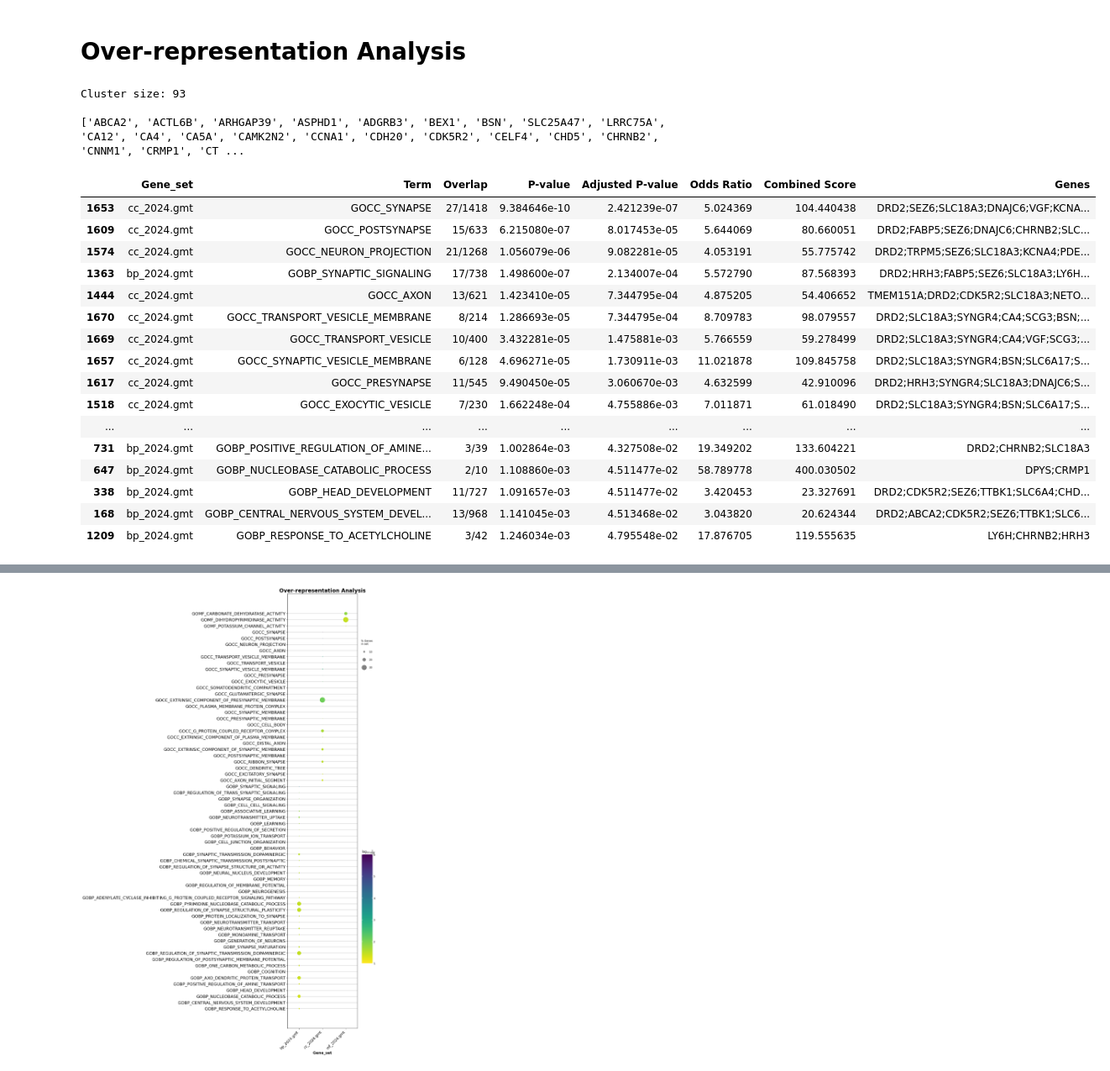
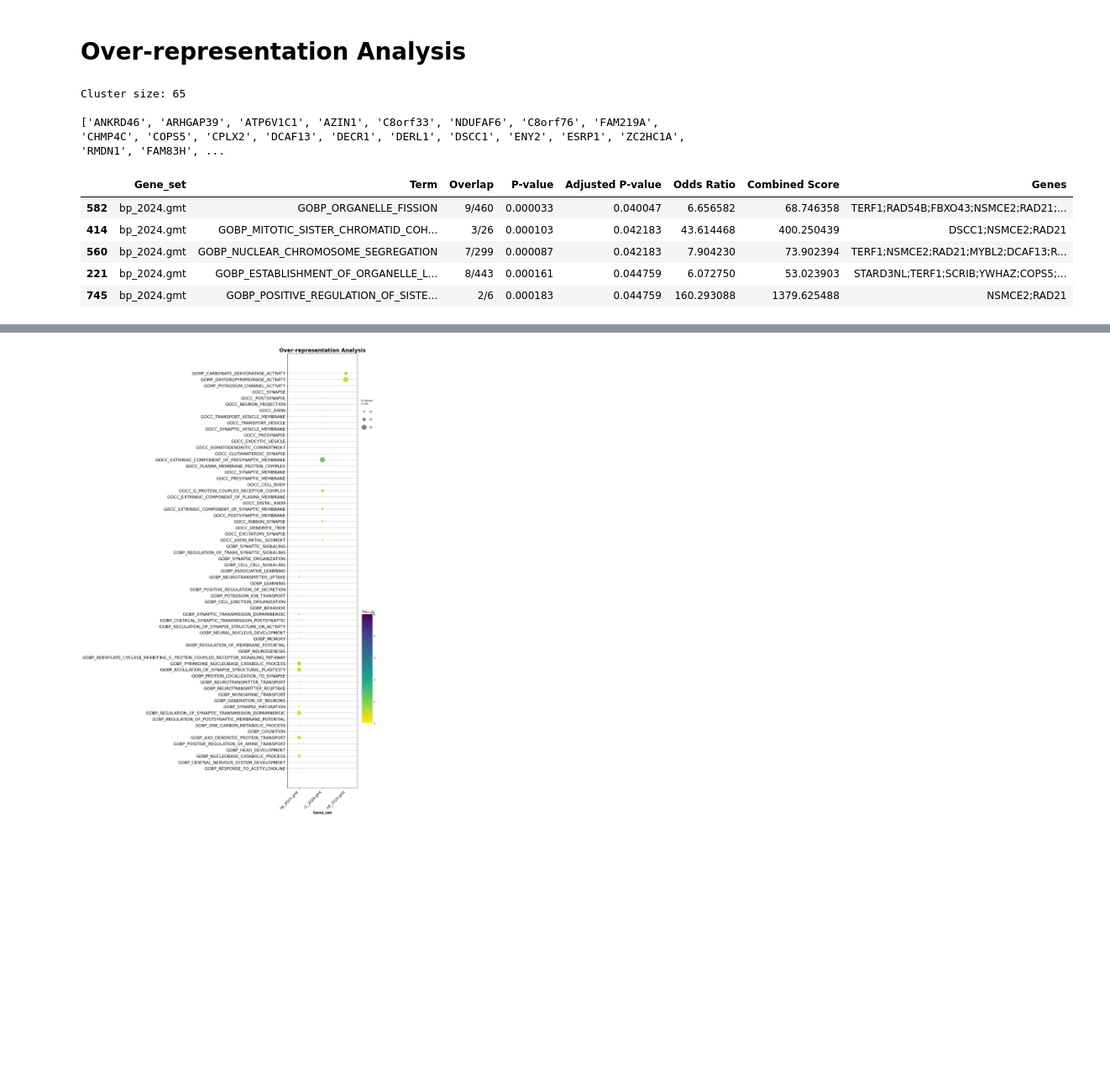
Before and after one commit to nocturnal-design/TCGA_Analysis, a Jupyter notebook: heatmap.ipynb, the cells around one changed output, grey strips where cells are left out. Shown at 84% size. Cells and saved outputs as stored; diff of their text form; code cells hidden in the pictures; blank space fills up the shorter version.

```diff
--- a/heatmap.ipynb
+++ b/heatmap.ipynb
@@ -75,0 +76,20 @@ SDR16C6P          -0.1839       -0.1839       -0.1839
+# %%
+c1_bchem = expression[expression.columns.intersection(bchem_c1_ids)]
+c1_bchem = c1_bchem.dropna(axis=0)
+
+c2_bchem = expression[expression.columns.intersection(bchem_c2_ids)]
+c2_bchem = c2_bchem.dropna(axis=0)
+
+c3_bchem = expression[expression.columns.intersection(bchem_c3_ids)]
+c3_bchem = c3_bchem.dropna(axis=0)
+
+c4_bchem = expression[expression.columns.intersection(bchem_c4_ids)]
+c4_bchem = c4_bchem.dropna(axis=0)
+
+print(c1_bchem.head())
+print()
+print(c2_bchem.head())
+print()
+print(c3_bchem.head())
+print()
+print(c4_bchem.head())
@@ -76,10 +187,16 @@ SDR16C6P          -0.1839       -0.1839       -0.1839
 # %%
-early_bchem["Early Average"] = early_bchem.mean(axis=1)
+adjusted_c1["c1 Average"] = adjusted_c1.mean(axis=1)
 # print(early_bchem.head())
-late_bchem["Late Average"] = late_bchem.mean(axis=1)
+adjusted_c2["c2 Average"] = adjusted_c2.mean(axis=1)
 # print(late_bchem.head())
-combined_df["Early Average"] = early_bchem[["Early Average"]]
-combined_df["Late Average"] = late_bchem[["Late Average"]]
+adjusted_c3["c3 Average"] = adjusted_c3.mean(axis=1)
+adjusted_c4["c4 Average"] = adjusted_c4.mean(axis=1)
+
+expression = pd.DataFrame()
+expression["c1 Average"] = adjusted_c1[["c1 Average"]]
+expression["c2 Average"] = adjusted_c2[["c2 Average"]]
+expression["c3 Average"] = adjusted_c3[["c3 Average"]]
+expression["c4 Average"] = adjusted_c4[["c4 Average"]]
 # combined_df = append(late_bchem[["Late Average"]]
-print(combined_df.head())
+print(expression.head())
 # %% [output]
@@ -107,8 +214,6 @@ import seaborn as sns
 import matplotlib.pyplot as plt
 from sklearn.cluster import KMeans
 from scipy.cluster.hierarchy import linkage, dendrogram
-
-expression = combined_df
 # %%
 data = expression
 
@@ -135,6 +240,6 @@ plt.show()
 # %%
-num_clusters = 24 # The rationale for 4! is that all possible combinations (ie. high, low, low, low) can be captured
-kmeans = KMeans(n_clusters=num_clusters, random_state=42, n_init=10)
+num_clusters = 24
+kmeans = KMeans(n_clusters=num_clusters, random_state=42, n_init=40)
 clusters = kmeans.fit_predict(data)
 data["Cluster"] = clusters
 
@@ -240,37 +354,26 @@ import gseapy as gp
 # %%
 from IPython.display import display, HTML
 
-cluster = list_of_clusters[6]
+cluster = list_of_clusters[0]
 print(f"Cluster size: {len(cluster)}")
 print()
 print(cluster)
 
 enr = gp.enrich(gene_list=cluster, # or gene_list=glist
                  gene_sets=["data/bp_2024.gmt", "data/cc_2024.gmt", "data/mf_2024.gmt", "data/hallmark_2024.gmt"], # kegg is a dict object
                  background=data.index.to_list(),
                  outdir=None,
                  verbose=False)
 
 display(HTML(enr.results.loc[enr.results["Adjusted P-value"] < 0.05].sort_values(by='Adjusted P-value').to_html()))
 # %% [output]
-Cluster size: 93
+Cluster size: 65
 
-['ABCA2', 'ACTL6B', 'ARHGAP39', 'ASPHD1', 'ADGRB3', 'BEX1', 'BSN', 'SLC25A47', 'LRRC75A', 'CA12', 'CA4', 'CA5A', 'CAMK2N2', 'CCNA1', 'CDH20', 'CDK5R2', 'CELF4', 'CHD5', 'CHRNB2', 'CNNM1', 'CRMP1', 'CT ...
+['ANKRD46', 'ARHGAP39', 'ATP6V1C1', 'AZIN1', 'C8orf33', 'NDUFAF6', 'C8orf76', 'FAM219A', 'CHMP4C', 'COPS5', 'CPLX2', 'DCAF13', 'DECR1', 'DERL1', 'DSCC1', 'ENY2', 'ESRP1', 'ZC2HC1A', 'RMDN1', 'FAM83H', ...
 |  | Gene_set | Term | Overlap | P-value | Adjusted P-value | Odds Ratio | Combined Score | Genes |
-| 1653 | cc_2024.gmt | GOCC_SYNAPSE | 27/1418 | 9.384646e-10 | 2.421239e-07 | 5.024369 | 104.440438 | DRD2;SEZ6;SLC18A3;DNAJC6;VGF;KCNA... |
-| 1609 | cc_2024.gmt | GOCC_POSTSYNAPSE | 15/633 | 6.215080e-07 | 8.017453e-05 | 5.644069 | 80.660051 | DRD2;FABP5;SEZ6;DNAJC6;CHRNB2;SLC... |
-| 1574 | cc_2024.gmt | GOCC_NEURON_PROJECTION | 21/1268 | 1.056079e-06 | 9.082281e-05 | 4.053191 | 55.775742 | DRD2;TRPM5;SEZ6;SLC18A3;KCNA4;PDE... |
-| 1363 | bp_2024.gmt | GOBP_SYNAPTIC_SIGNALING | 17/738 | 1.498600e-07 | 2.134007e-04 | 5.572790 | 87.568393 | DRD2;HRH3;FABP5;SEZ6;SLC18A3;LY6H... |
-| 1444 | cc_2024.gmt | GOCC_AXON | 13/621 | 1.423410e-05 | 7.344795e-04 | 4.875205 | 54.406652 | TMEM151A;DRD2;CDK5R2;SLC18A3;NETO... |
-| 1670 | cc_2024.gmt | GOCC_TRANSPORT_VESICLE_MEMBRANE | 8/214 | 1.286693e-05 | 7.344795e-04 | 8.709783 | 98.079557 | DRD2;SLC18A3;SYNGR4;CA4;SCG3;BSN;... |
-| 1669 | cc_2024.gmt | GOCC_TRANSPORT_VESICLE | 10/400 | 3.432281e-05 | 1.475881e-03 | 5.766559 | 59.278499 | DRD2;SLC18A3;SYNGR4;CA4;VGF;SCG3;... |
-| 1657 | cc_2024.gmt | GOCC_SYNAPTIC_VESICLE_MEMBRANE | 6/128 | 4.696271e-05 | 1.730911e-03 | 11.021878 | 109.845758 | DRD2;SLC18A3;SYNGR4;BSN;SLC6A17;S... |
-| 1617 | cc_2024.gmt | GOCC_PRESYNAPSE | 11/545 | 9.490450e-05 | 3.060670e-03 | 4.632599 | 42.910096 | DRD2;HRH3;SYNGR4;SLC18A3;DNAJC6;S... |
-| 1518 | cc_2024.gmt | GOCC_EXOCYTIC_VESICLE | 7/230 | 1.662248e-04 | 4.755886e-03 | 7.011871 | 61.018490 | DRD2;SLC18A3;SYNGR4;BSN;SLC6A17;S... |
-| ... | ... | ... | ... | ... | ... | ... | ... | ... |
-| 731 | bp_2024.gmt | GOBP_POSITIVE_REGULATION_OF_AMINE... | 3/39 | 1.002864e-03 | 4.327508e-02 | 19.349202 | 133.604221 | DRD2;CHRNB2;SLC18A3 |
-| 647 | bp_2024.gmt | GOBP_NUCLEOBASE_CATABOLIC_PROCESS | 2/10 | 1.108860e-03 | 4.511477e-02 | 58.789778 | 400.030502 | DPYS;CRMP1 |
-| 338 | bp_2024.gmt | GOBP_HEAD_DEVELOPMENT | 11/727 | 1.091657e-03 | 4.511477e-02 | 3.420453 | 23.327691 | DRD2;CDK5R2;SEZ6;TTBK1;SLC6A4;CHD... |
-| 168 | bp_2024.gmt | GOBP_CENTRAL_NERVOUS_SYSTEM_DEVEL... | 13/968 | 1.141045e-03 | 4.513468e-02 | 3.043820 | 20.624344 | DRD2;ABCA2;CDK5R2;SEZ6;TTBK1;SLC6... |
-| 1209 | bp_2024.gmt | GOBP_RESPONSE_TO_ACETYLCHOLINE | 3/42 | 1.246034e-03 | 4.795548e-02 | 17.876705 | 119.555635 | LY6H;CHRNB2;HRH3 |
+| 582 | bp_2024.gmt | GOBP_ORGANELLE_FISSION | 9/460 | 0.000033 | 0.040047 | 6.656582 | 68.746358 | TERF1;RAD54B;FBXO43;NSMCE2;RAD21;... |
+| 414 | bp_2024.gmt | GOBP_MITOTIC_SISTER_CHROMATID_COH... | 3/26 | 0.000103 | 0.042183 | 43.614468 | 400.250439 | DSCC1;NSMCE2;RAD21 |
+| 560 | bp_2024.gmt | GOBP_NUCLEAR_CHROMOSOME_SEGREGATION | 7/299 | 0.000087 | 0.042183 | 7.904230 | 73.902394 | TERF1;NSMCE2;RAD21;MYBL2;DCAF13;R... |
+| 221 | bp_2024.gmt | GOBP_ESTABLISHMENT_OF_ORGANELLE_L... | 8/443 | 0.000161 | 0.044759 | 6.072750 | 53.023903 | STARD3NL;TERF1;SCRIB;YWHAZ;COPS5;... |
+| 745 | bp_2024.gmt | GOBP_POSITIVE_REGULATION_OF_SISTE... | 2/6 | 0.000183 | 0.044759 | 160.293088 | 1379.625488 | NSMCE2;RAD21 |
 # %%
```
Also changed, not shown: parts of 14 cells of this notebook, 1 other file.
